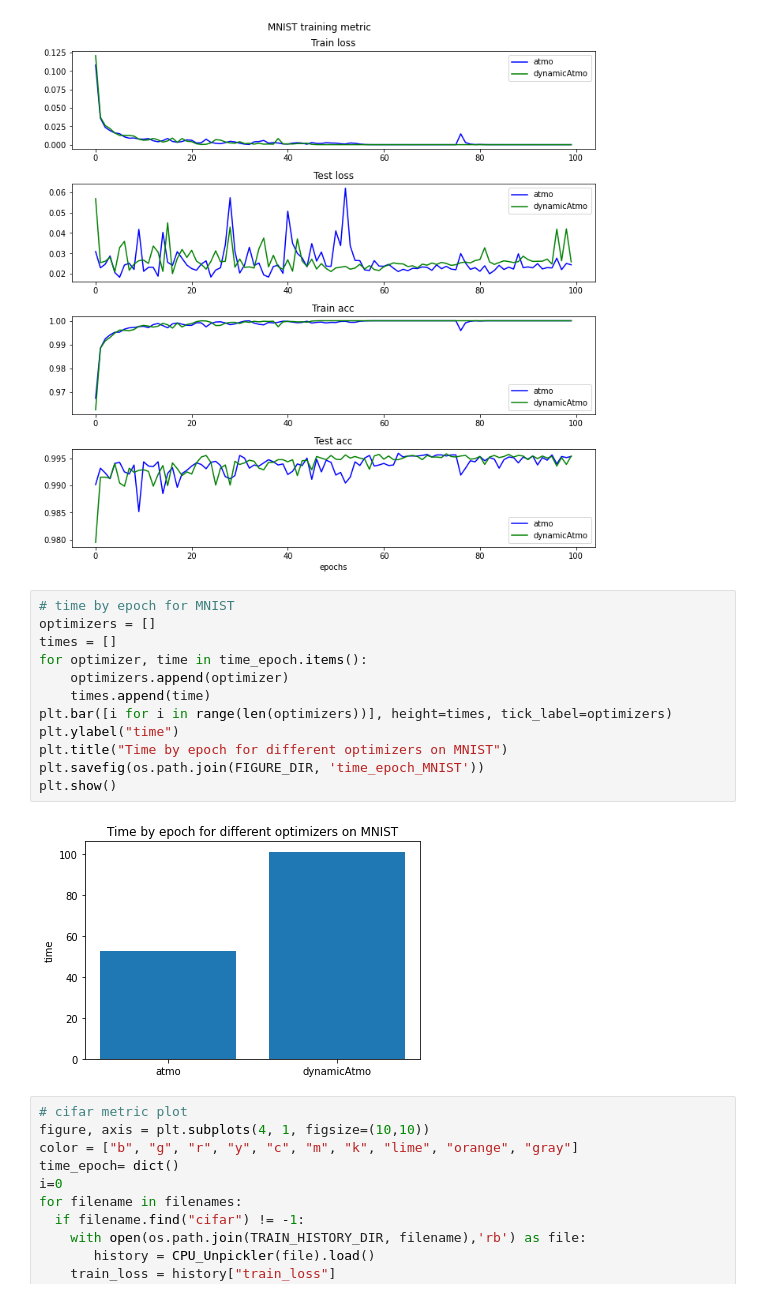
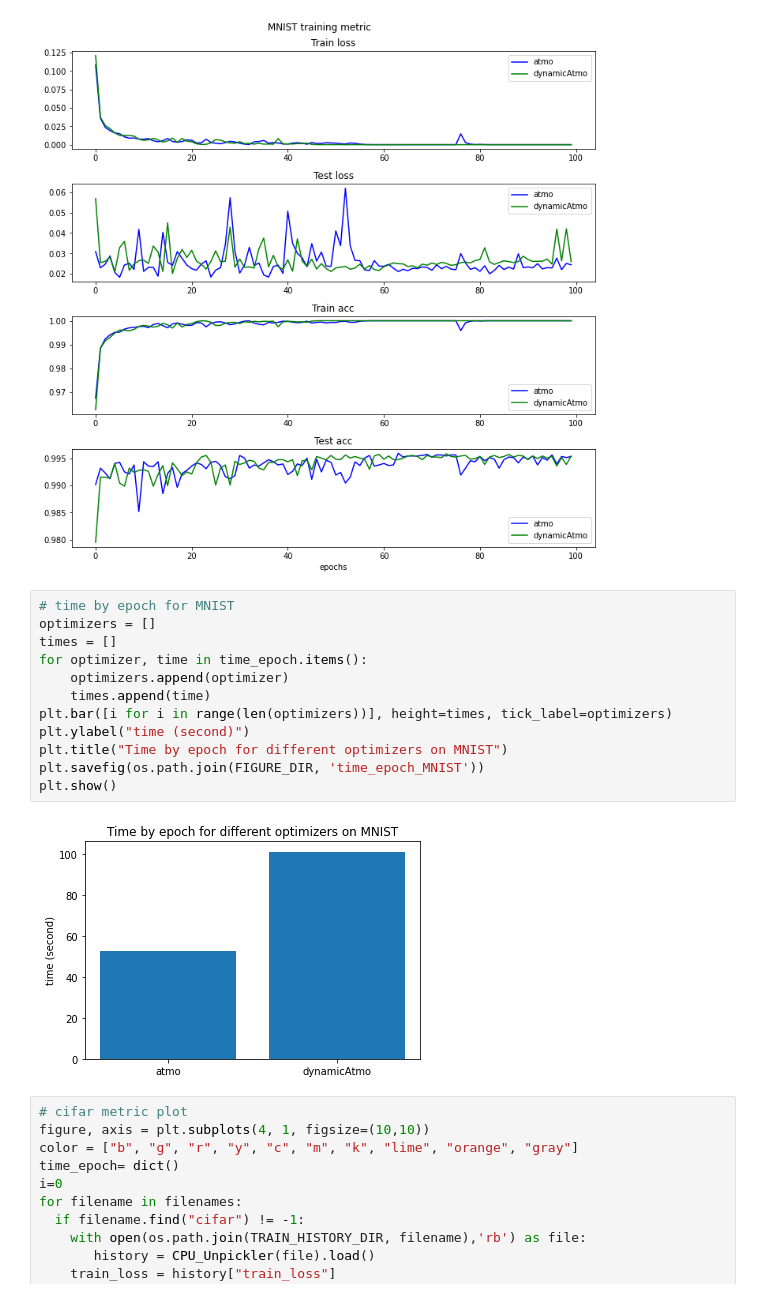
Before and after one commit to louisPoulain/OptiForML2022, a Jupyter notebook: result_visualization.ipynb, the cells around one changed output. Saved outputs shown, nothing was run; the diff lists cells and outputs as text.

Commit message:
add time by epoch plot

```diff
--- a/result_visualization.ipynb
+++ b/result_visualization.ipynb
@@ -70,17 +70,17 @@ plt.show()
 # %%
 # time by epoch for MNIST
 optimizers = []
 times = []
 for optimizer, time in time_epoch.items():
     optimizers.append(optimizer)
     times.append(time)
 plt.bar([i for i in range(len(optimizers))], height=times, tick_label=optimizers)
-plt.ylabel("time")
+plt.ylabel("time (second)")
 plt.title("Time by epoch for different optimizers on MNIST")
 plt.savefig(os.path.join(FIGURE_DIR, 'time_epoch_MNIST'))
 plt.show()
 # %% [output]
-[figure, old version]
+[figure, new version]
 # %%
 # cifar metric plot
 figure, axis = plt.subplots(4, 1, figsize=(10,10))
```
Also changed, not shown: parts of 1 cell of this notebook, 2 other files.
